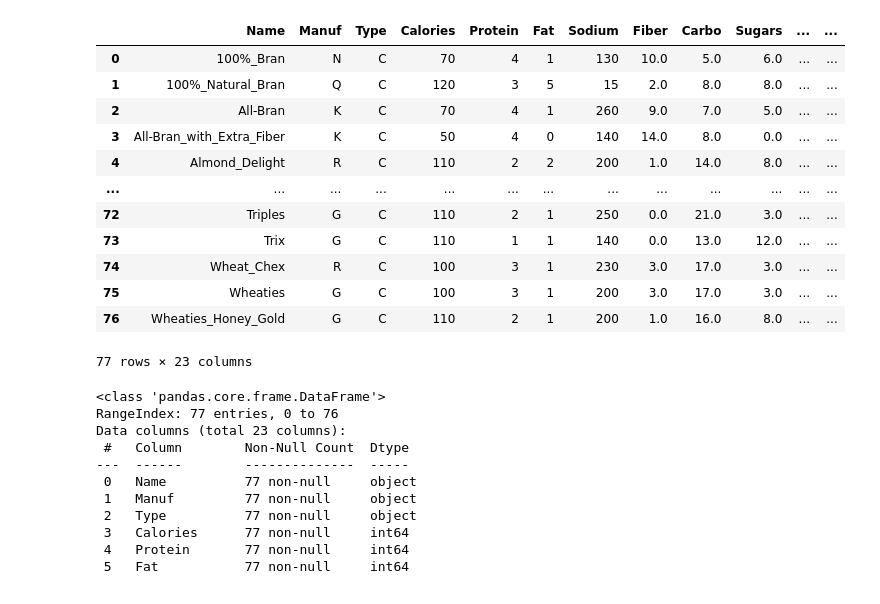
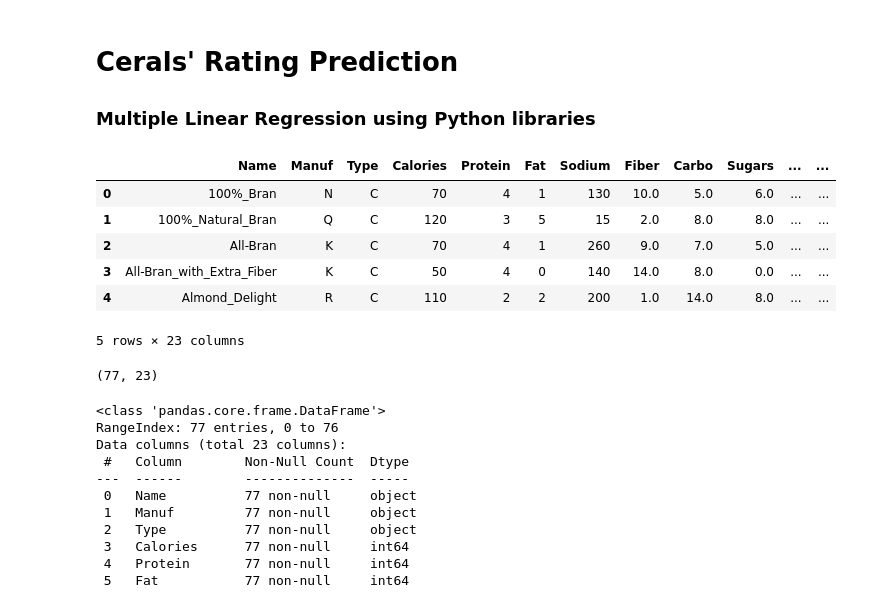
Before and after one commit to jivaniyash/ML_Projects, a Jupyter notebook: cereals_rating_prediction_multiple_linear_regression/main.ipynb, the cells around one changed output. Drawn from its saved outputs; the diff is of its cells as text; code cells hidden in the pictures.

```diff
--- a/cereals_rating_prediction_multiple_linear_regression/main.ipynb
+++ b/cereals_rating_prediction_multiple_linear_regression/main.ipynb
@@ -1,3 +1,6 @@
+# %% [markdown]
+# Cerals' Rating Prediction
+### Multiple Linear Regression using Python libraries
 # %%
 import pandas as pd
 import numpy as np
@@ -5,20 +9,18 @@ import matplotlib.pyplot as plt
 # %%
 df = pd.read_csv('cereals.CSV')
-df
+df.head()
 # %% [output]
 |  | Name | Manuf | Type | Calories | Protein | Fat | Sodium | Fiber | Carbo | Sugars | ... | ... |
 | 0 | 100%_Bran | N | C | 70 | 4 | 1 | 130 | 10.0 | 5.0 | 6.0 | ... | ... |
 | 1 | 100%_Natural_Bran | Q | C | 120 | 3 | 5 | 15 | 2.0 | 8.0 | 8.0 | ... | ... |
 | 2 | All-Bran | K | C | 70 | 4 | 1 | 260 | 9.0 | 7.0 | 5.0 | ... | ... |
 | 3 | All-Bran_with_Extra_Fiber | K | C | 50 | 4 | 0 | 140 | 14.0 | 8.0 | 0.0 | ... | ... |
 | 4 | Almond_Delight | R | C | 110 | 2 | 2 | 200 | 1.0 | 14.0 | 8.0 | ... | ... |
-| ... | ... | ... | ... | ... | ... | ... | ... | ... | ... | ... | ... | ... |
-| 72 | Triples | G | C | 110 | 2 | 1 | 250 | 0.0 | 21.0 | 3.0 | ... | ... |
-| 73 | Trix | G | C | 110 | 1 | 1 | 140 | 0.0 | 13.0 | 12.0 | ... | ... |
-| 74 | Wheat_Chex | R | C | 100 | 3 | 1 | 230 | 3.0 | 17.0 | 3.0 | ... | ... |
-| 75 | Wheaties | G | C | 100 | 3 | 1 | 200 | 3.0 | 17.0 | 3.0 | ... | ... |
-| 76 | Wheaties_Honey_Gold | G | C | 110 | 2 | 1 | 200 | 1.0 | 16.0 | 8.0 | ... | ... |
-77 rows × 23 columns
+5 rows × 23 columns
+# %%
+df.shape
+# %% [output]
+(77, 23)
 # %%
 df.info()
 # %% [output]
```
Also changed, not shown: parts of 62 cells of this notebook.
